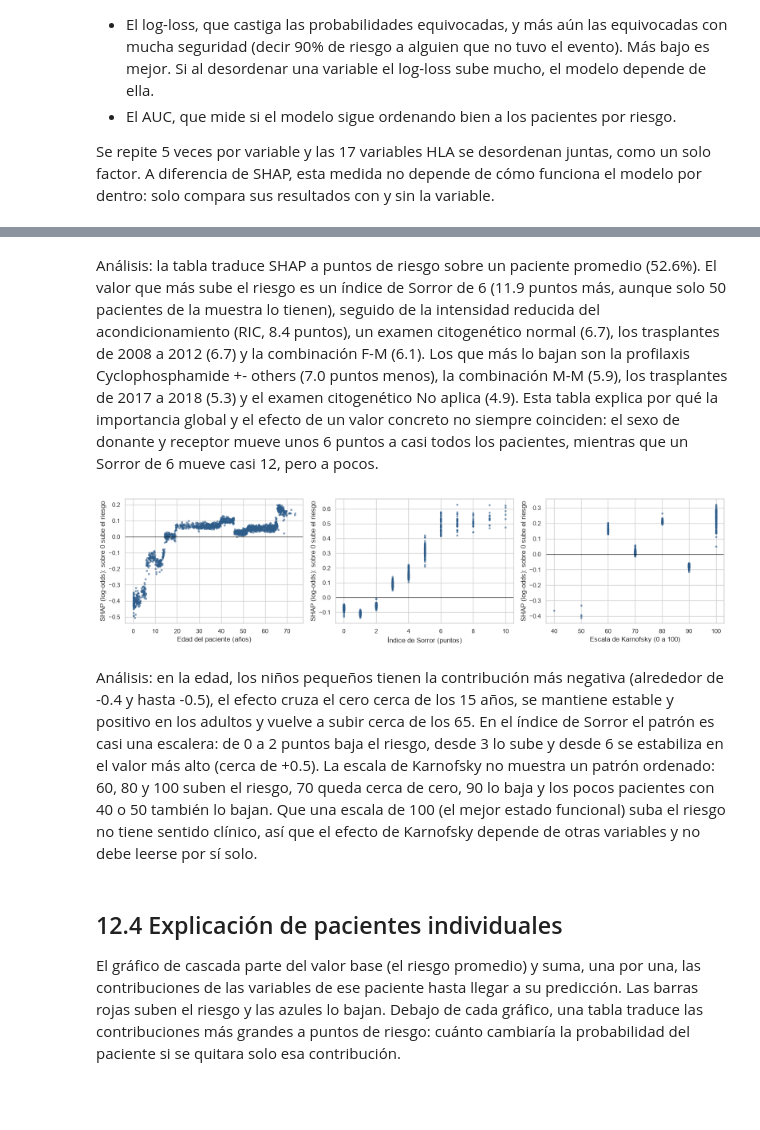
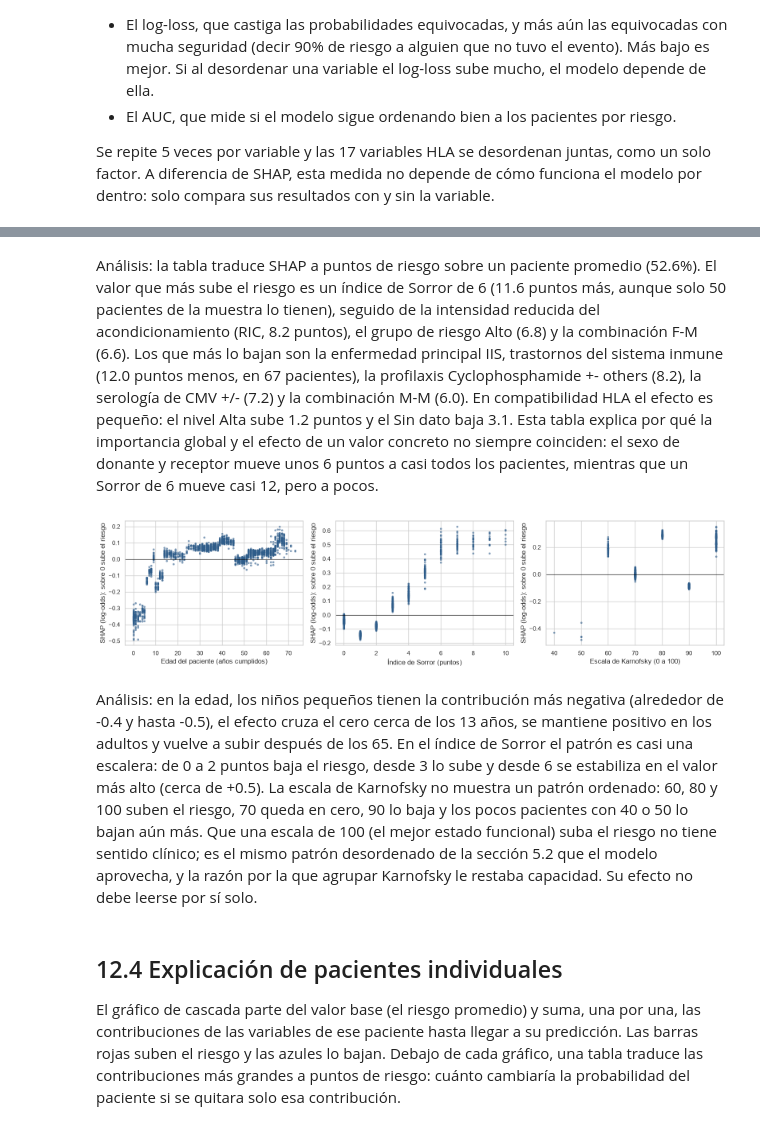
Before and after one commit to ng0-k1/proyecto_hct_especializacion, a Jupyter notebook: Proyecto_Final_ML_Riesgo_Post_Trasplante_Enviar.ipynb, the cells around one changed output, grey strips where cells are left out. Drawn from its saved outputs; the diff is of its cells as text; code cells hidden in the pictures; blank space fills up the shorter version.

```diff
--- a/Proyecto_Final_ML_Riesgo_Post_Trasplante_Enviar.ipynb
+++ b/Proyecto_Final_ML_Riesgo_Post_Trasplante_Enviar.ipynb
@@ -1490,7 +1701,7 @@ Se desordena una variable en df_val (se mezclan sus valores entre pacientes, as
 
 Se repite 5 veces por variable y las 17 variables HLA se desordenan juntas, como un solo factor. A diferencia de SHAP, esta medida no depende de cómo funciona el modelo por dentro: solo compara sus resultados con y sin la variable.
 # %%
-# Importancia por permutación en df_val: cuánto sube el log-loss y cuánto baja el AUC al desordenar cada variable.
+# Cambio del log loss y del AUC en df_val al desordenar cada variable
 rng = np.random.default_rng(SEMILLA)
 prob_val_base = pipelineFinal.predict_proba(X_val)[:, 1]
 logloss_base, auc_base = log_loss(y_val, prob_val_base), roc_auc_score(y_val, prob_val_base)
@@ -1502,7 +1713,7 @@ for variable, columnas in grupos_permutacion.items():
         orden_filas = rng.permutation(len(X_val))
         X_permutado = X_val.copy()
         for c in columnas:
-            X_permutado[c] = X_val[c].to_numpy()[orden_filas]
+            X_permutado[c] = X_val[c].iloc[orden_filas].array
         prob = pipelineFinal.predict_proba(X_permutado)[:, 1]
         cambios_logloss.append(log_loss(y_val, prob) - logloss_base)
         cambios_auc.append(auc_base - roc_auc_score(y_val, prob))
@@ -1551,6 +1762,5 @@ SHAP reparte la predicción de cada paciente entre sus variables: cuánto sube o
 # %%
-# SHAP sobre el modelo final. Los valores se calculan en las columnas que ve el modelo (One-Hot y componentes HLA)
-# y luego se suman por variable original, para explicar en el lenguaje del registro clínico.
+# SHAP en las columnas del modelo sumado por variable original
 columnTransformer = pipelineFinal.named_steps["columnTransformer"]
 estimador_final = pipelineFinal.named_steps["modelo"]
 nombres_columnas = columnTransformer.get_feature_names_out()
@@ -1578,9 +1788,9 @@ def variable_original(nombre):
     bloque, resto = nombre.split("__", 1)
     if bloque == "hla":
         return "compatibilidad_hla"
-    if bloque == "num":
+    if bloque in ("continuas", "binarias"):
         return resto
-    return next(c for c in sorted(COLUMNAS_CATEGORICAS, key=len, reverse=True) if resto.startswith(c + "_"))
+    return next(c for c in sorted(categoricas, key=len, reverse=True) if resto.startswith(c + "_"))
 
 
 df_shap = pd.DataFrame(valores_shap.values, columns=[variable_original(n) for n in nombres_columnas]).T.groupby(level=0).sum().T
@@ -1655,6 +1864,6 @@ Análisis: en las variables numéricas, el color indica la dirección del efecto
 # %%
-# SHAP medio por categoría en las cuatro variables categóricas más importantes.
-top_categoricas = [c for c in importancia_shap.index if c in COLUMNAS_CATEGORICAS][:4]
+# SHAP medio por categoría en las cuatro variables categóricas más importantes
+top_categoricas = [c for c in importancia_shap.index if c in categoricas][:4]
 fig, axes = plt.subplots(1, 4, figsize=(21, 4.5))
 for ax, col in zip(axes, top_categoricas):
     media = df_shap[col].groupby(X_shap[col].fillna("Sin dato").values).agg(["mean", "size"])
@@ -1673,12 +1882,10 @@ Análisis: en sexo_donante_receptor, donante mujer con receptor hombre (F-M) es
 # %%
-# Efecto de los valores más influyentes sobre un paciente promedio. Para cada una de las 8 variables con más peso se toma
-# el valor que más sube el riesgo y el que más lo baja (grupos con 50 o más pacientes) y su SHAP medio se traduce a puntos
-# de riesgo sobre el riesgo promedio. Las variables numéricas con muchos valores se agrupan en quintiles.
+# Valor que más sube y que más baja el riesgo en las 8 variables con más peso
 def grupos_shap(col):
     serie = X_shap["hla_alta_res_8"] if col == "compatibilidad_hla" else X_shap[col]
     if pd.api.types.is_numeric_dtype(serie) and serie.nunique() > 12:
-        return pd.qcut(serie, 5, duplicates="drop").astype(object).map(
-            lambda iv: f"{iv.left:.0f} a {iv.right:.0f}" if isinstance(iv, pd.Interval) else "Sin dato")
+        return pd.qcut(serie.astype(float), 5, duplicates="drop").astype(object).map(
+            lambda iv: f"{np.floor(iv.left) + 1:.0f} a {iv.right:.0f}" if isinstance(iv, pd.Interval) else "Sin dato")
     return serie.astype(object).where(serie.notna(), "Sin dato").astype(str)
 
 
@@ -1717,20 +1924,20 @@ Paciente promedio: riesgo de 52.6%
 # %% [markdown]
-Análisis: la tabla traduce SHAP a puntos de riesgo sobre un paciente promedio (52.6%). El valor que más sube el riesgo es un índice de Sorror de 6 (11.9 puntos más, aunque solo 50 pacientes de la muestra lo tienen), seguido de la intensidad reducida del acondicionamiento (RIC, 8.4 puntos), un examen citogenético normal (6.7), los trasplantes de 2008 a 2012 (6.7) y la combinación F-M (6.1). Los que más lo bajan son la profilaxis Cyclophosphamide +- others (7.0 puntos menos), la combinación M-M (5.9), los trasplantes de 2017 a 2018 (5.3) y el examen citogenético No aplica (4.9). Esta tabla explica por qué la importancia global y el efecto de un valor concreto no siempre coinciden: el sexo de donante y receptor mueve unos 6 puntos a casi todos los pacientes, mientras que un Sorror de 6 mueve casi 12, pero a pocos.
+Análisis: la tabla traduce SHAP a puntos de riesgo sobre un paciente promedio (52.6%). El valor que más sube el riesgo es un índice de Sorror de 6 (11.6 puntos más, aunque solo 50 pacientes de la muestra lo tienen), seguido de la intensidad reducida del acondicionamiento (RIC, 8.2 puntos), el grupo de riesgo Alto (6.8) y la combinación F-M (6.6). Los que más lo bajan son la enfermedad principal IIS, trastornos del sistema inmune (12.0 puntos menos, en 67 pacientes), la profilaxis Cyclophosphamide +- others (8.2), la serología de CMV +/- (7.2) y la combinación M-M (6.0). En compatibilidad HLA el efecto es pequeño: el nivel Alta sube 1.2 puntos y el Sin dato baja 3.1. Esta tabla explica por qué la importancia global y el efecto de un valor concreto no siempre coinciden: el sexo de donante y receptor mueve unos 6 puntos a casi todos los pacientes, mientras que un Sorror de 6 mueve casi 12, pero a pocos.
 # %%
-# Dependencia: cómo cambia la contribución de tres variables numéricas según su valor.
+# Contribución de tres variables numéricas según su valor
 fig, axes = plt.subplots(1, 3, figsize=(16, 4))
-for ax, (col, titulo) in zip(axes, {"edad_paciente": "Edad del paciente (años)", "indice_comorbilidad_sorror": "Índice de Sorror (puntos)",
+for ax, (col, titulo) in zip(axes, {"edad_paciente": "Edad del paciente (años cumplidos)", "indice_comorbilidad_sorror": "Índice de Sorror (puntos)",
                                      "escala_karnofsky": "Escala de Karnofsky (0 a 100)"}.items()):
-    ax.scatter(X_shap[col], df_shap[col], s=8, alpha=0.5, color=AZUL)
+    ax.scatter(X_shap[col].astype(float), df_shap[col], s=8, alpha=0.5, color=AZUL)
     ax.axhline(0, color="black", linewidth=0.8)
     ax.set_xlabel(titulo)
     ax.set_ylabel(f"SHAP ({ESCALA_SHAP}): sobre 0 sube el riesgo")
 plt.tight_layout()
 guardar_figura("shap_dependencia", RUN_FINAL)
 # %% [output]
-[figure, old version]
+[figure, new version]
 # %% [markdown]
-Análisis: en la edad, los niños pequeños tienen la contribución más negativa (alrededor de -0.4 y hasta -0.5), el efecto cruza el cero cerca de los 15 años, se mantiene estable y positivo en los adultos y vuelve a subir cerca de los 65. En el índice de Sorror el patrón es casi una escalera: de 0 a 2 puntos baja el riesgo, desde 3 lo sube y desde 6 se estabiliza en el valor más alto (cerca de +0.5). La escala de Karnofsky no muestra un patrón ordenado: 60, 80 y 100 suben el riesgo, 70 queda cerca de cero, 90 lo baja y los pocos pacientes con 40 o 50 también lo bajan. Que una escala de 100 (el mejor estado funcional) suba el riesgo no tiene sentido clínico, así que el efecto de Karnofsky depende de otras variables y no debe leerse por sí solo.
+Análisis: en la edad, los niños pequeños tienen la contribución más negativa (alrededor de -0.4 y hasta -0.5), el efecto cruza el cero cerca de los 13 años, se mantiene positivo en los adultos y vuelve a subir después de los 65. En el índice de Sorror el patrón es casi una escalera: de 0 a 2 puntos baja el riesgo, desde 3 lo sube y desde 6 se estabiliza en el valor más alto (cerca de +0.5). La escala de Karnofsky no muestra un patrón ordenado: 60, 80 y 100 suben el riesgo, 70 queda en cero, 90 lo baja y los pocos pacientes con 40 o 50 lo bajan aún más. Que una escala de 100 (el mejor estado funcional) suba el riesgo no tiene sentido clínico; es el mismo patrón desordenado de la sección 5.2 que el modelo aprovecha, y la razón por la que agrupar Karnofsky le restaba capacidad. Su efecto no debe leerse por sí solo.
 # %% [markdown]
 ## 12.4 Explicación de pacientes individuales
 
```
Also changed, not shown: parts of 103 cells of this notebook.
